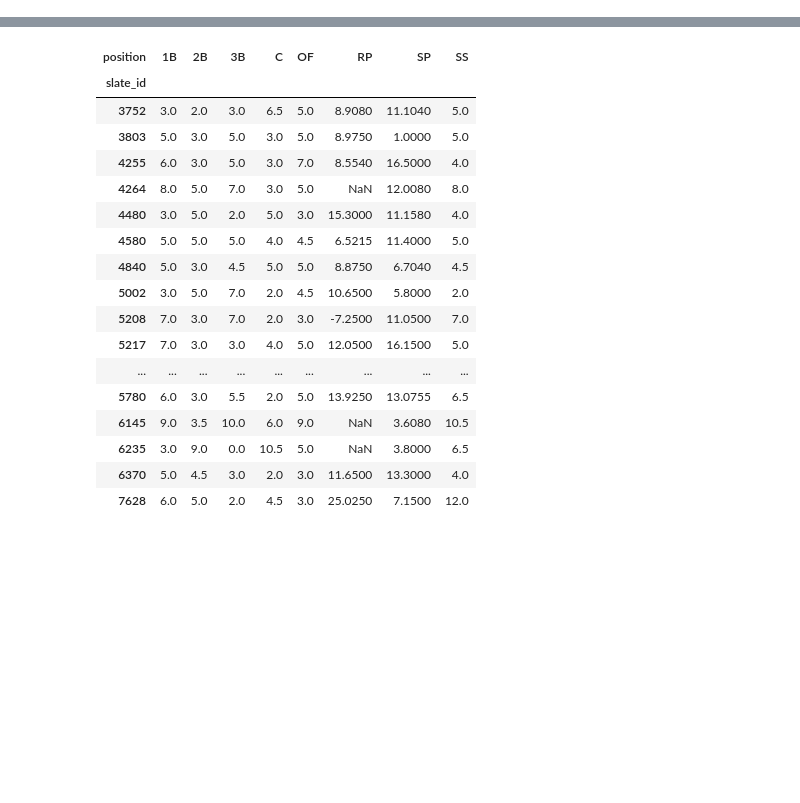
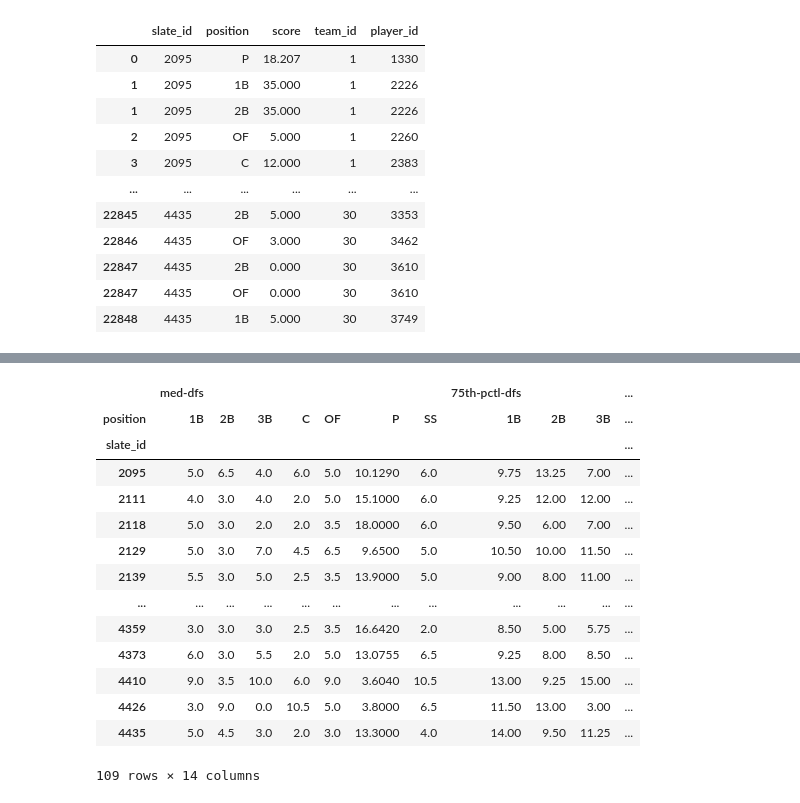
Before and after one commit to ledona/fantasy-experiments, a Jupyter notebook: df-hist/Data Transform.ipynb, the cells around one changed output, grey strips where cells are left out. Cells and saved outputs as stored; diff of their text form; code cells hidden in the pictures; blank space fills up the shorter version.

```diff
--- a/df-hist/Data Transform.ipynb
+++ b/df-hist/Data Transform.ipynb
@@ -443,31 +427,56 @@ where daily_fantasy_slate.id in (3752,3803,4255,4264,4480,4580,4840,5002,5208,52
 # get position scores
 conn = sqlite3.connect(DB_FILENAME)
 
+stat_names = (
+    f"'{SERVICE_ABBR}_score'"
+    if SPORT != 'nfl' else
+    f"'{SERVICE_ABBR}_score_off','{SERVICE_ABBR}_score_def'"
+)
+
 # for mlb double headers this will cause inaccuracy for players that played in both games
 sql = f"""
-select daily_fantasy_slate.id as slate_id, positions as position, value as score
+select daily_fantasy_slate.id as slate_id, positions as position, value as score,
+    daily_fantasy_cost.team_id, daily_fantasy_cost.player_id
 from daily_fantasy_slate
     join daily_fantasy_cost on daily_fantasy_slate.id = daily_fantasy_cost.daily_fantasy_slate_id
     join game on (game.date = daily_fantasy_slate.date and
                   game.season = daily_fantasy_slate.season and
                   (daily_fantasy_cost.team_id in (game.away_team_id, game.home_team_id)))
     join calculation_datum on (calculation_datum.game_id = game.id and
-                               calculation_datum.player_id = daily_fantasy_cost.player_id and
+                               calculation_datum.player_id is daily_fantasy_cost.player_id and
                                calculation_datum.team_id = daily_fantasy_cost.team_id)
     join statistic on calculation_datum.statistic_id = statistic.id
-where daily_fantasy_slate.id in ({','.join(map(str, slate_ids_df.slate_id))}) and
-    statistic.name = '{SERVICE_ABBR}_score'
+where daily_fantasy_slate.id in ({slate_ids_str}) and
+    statistic.name in ({stat_names})
 """
+# print(sql)
 
-# print(sql)
 db_df = pd.read_sql_query(sql, conn, parse_dates=['date'])
 conn.close()
-db_pos_scores_df = db_df.assign(position=db_df.position.str.split('/')) \
+db_exploded_pos_df = db_df.assign(position=db_df.position.str.split('/')) \
              .explode('position') \
+             .query('position not in @POS_DROP')
+for old_pos, new_pos in COST_POS_RENAME.items():
+    db_exploded_pos_df.loc[db_exploded_pos_df.position == old_pos, 'position'] = new_pos
+display(db_exploded_pos_df)
+
+db_pos_scores_df = db_exploded_pos_df[['slate_id', 'position', 'score']] \
              .groupby(['slate_id', 'position']) \
-             .agg('median') \
-             .rename(columns={'score': 'score'}) \
-             .reset_index(level='position') \
-             .pivot(columns='position', values='score')
-display(pos_scores_df)
+             .agg(['median', lambda x: np.percentile(x, 75)])
+db_pos_scores_df.columns = ['med-dfs', '75th-pctl-dfs']
+db_pos_scores_df = db_pos_scores_df.reset_index(level='position') \
+             .pivot(columns='position', values=['med-dfs', '75th-pctl-dfs'])
+display(db_pos_scores_df)
 # %% [output]
+|  | slate_id | position | score | team_id | player_id |
+| 0 | 2095 | P | 18.207 | 1 | 1330 |
+| 1 | 2095 | 1B | 35.000 | 1 | 2226 |
+| 1 | 2095 | 2B | 35.000 | 1 | 2226 |
+| 2 | 2095 | OF | 5.000 | 1 | 2260 |
+| 3 | 2095 | C | 12.000 | 1 | 2383 |
+| ... | ... | ... | ... | ... | ... |
+| 22845 | 4435 | 2B | 5.000 | 30 | 3353 |
+| 22846 | 4435 | OF | 3.000 | 30 | 3462 |
+| 22847 | 4435 | 2B | 0.000 | 30 | 3610 |
+| 22847 | 4435 | OF | 0.000 | 30 | 3610 |
+| 22848 | 4435 | 1B | 5.000 | 30 | 3749 |
@@ -486,18 +484,15 @@ where daily_fantasy_slate.id in (3752,3803,4255,4264,4480,4580,4840,5002,5208,52
-| position | 1B | 2B | 3B | C | OF | RP | SP | SS |
-| slate_id |  |  |  |  |  |  |  |  |
-| 3752 | 3.0 | 2.0 | 3.0 | 6.5 | 5.0 | 8.9080 | 11.1040 | 5.0 |
-| 3803 | 5.0 | 3.0 | 5.0 | 3.0 | 5.0 | 8.9750 | 1.0000 | 5.0 |
-| 4255 | 6.0 | 3.0 | 5.0 | 3.0 | 7.0 | 8.5540 | 16.5000 | 4.0 |
-| 4264 | 8.0 | 5.0 | 7.0 | 3.0 | 5.0 | NaN | 12.0080 | 8.0 |
-| 4480 | 3.0 | 5.0 | 2.0 | 5.0 | 3.0 | 15.3000 | 11.1580 | 4.0 |
-| 4580 | 5.0 | 5.0 | 5.0 | 4.0 | 4.5 | 6.5215 | 11.4000 | 5.0 |
-| 4840 | 5.0 | 3.0 | 4.5 | 5.0 | 5.0 | 8.8750 | 6.7040 | 4.5 |
-| 5002 | 3.0 | 5.0 | 7.0 | 2.0 | 4.5 | 10.6500 | 5.8000 | 2.0 |
-| 5208 | 7.0 | 3.0 | 7.0 | 2.0 | 3.0 | -7.2500 | 11.0500 | 7.0 |
-| 5217 | 7.0 | 3.0 | 3.0 | 4.0 | 5.0 | 12.0500 | 16.1500 | 5.0 |
-| ... | ... | ... | ... | ... | ... | ... | ... | ... |
-| 5780 | 6.0 | 3.0 | 5.5 | 2.0 | 5.0 | 13.9250 | 13.0755 | 6.5 |
-| 6145 | 9.0 | 3.5 | 10.0 | 6.0 | 9.0 | NaN | 3.6080 | 10.5 |
-| 6235 | 3.0 | 9.0 | 0.0 | 10.5 | 5.0 | NaN | 3.8000 | 6.5 |
-| 6370 | 5.0 | 4.5 | 3.0 | 2.0 | 3.0 | 11.6500 | 13.3000 | 4.0 |
-| 7628 | 6.0 | 5.0 | 2.0 | 4.5 | 3.0 | 25.0250 | 7.1500 | 12.0 |
+|  | med-dfs |  |  |  |  |  |  | 75th-pctl-dfs |  |  | ... |
+| position | 1B | 2B | 3B | C | OF | P | SS | 1B | 2B | 3B | ... |
+| slate_id |  |  |  |  |  |  |  |  |  |  | ... |
+| 2095 | 5.0 | 6.5 | 4.0 | 6.0 | 5.0 | 10.1290 | 6.0 | 9.75 | 13.25 | 7.00 | ... |
+| 2111 | 4.0 | 3.0 | 4.0 | 2.0 | 5.0 | 15.1000 | 6.0 | 9.25 | 12.00 | 12.00 | ... |
+| 2118 | 5.0 | 3.0 | 2.0 | 2.0 | 3.5 | 18.0000 | 6.0 | 9.50 | 6.00 | 7.00 | ... |
+| 2129 | 5.0 | 3.0 | 7.0 | 4.5 | 6.5 | 9.6500 | 5.0 | 10.50 | 10.00 | 11.50 | ... |
+| 2139 | 5.5 | 3.0 | 5.0 | 2.5 | 3.5 | 13.9000 | 5.0 | 9.00 | 8.00 | 11.00 | ... |
+| ... | ... | ... | ... | ... | ... | ... | ... | ... | ... | ... | ... |
+| 4359 | 3.0 | 3.0 | 3.0 | 2.5 | 3.5 | 16.6420 | 2.0 | 8.50 | 5.00 | 5.75 | ... |
+| 4373 | 6.0 | 3.0 | 5.5 | 2.0 | 5.0 | 13.0755 | 6.5 | 9.25 | 8.00 | 8.50 | ... |
+| 4410 | 9.0 | 3.5 | 10.0 | 6.0 | 9.0 | 3.6040 | 10.5 | 13.00 | 9.25 | 15.00 | ... |
+| 4426 | 3.0 | 9.0 | 0.0 | 10.5 | 5.0 | 3.8000 | 6.5 | 11.50 | 13.00 | 3.00 | ... |
+| 4435 | 5.0 | 4.5 | 3.0 | 2.0 | 3.0 | 13.3000 | 4.0 | 14.00 | 9.50 | 11.25 | ... |
+109 rows × 14 columns
```
Also changed, not shown: parts of 11 cells of this notebook.
